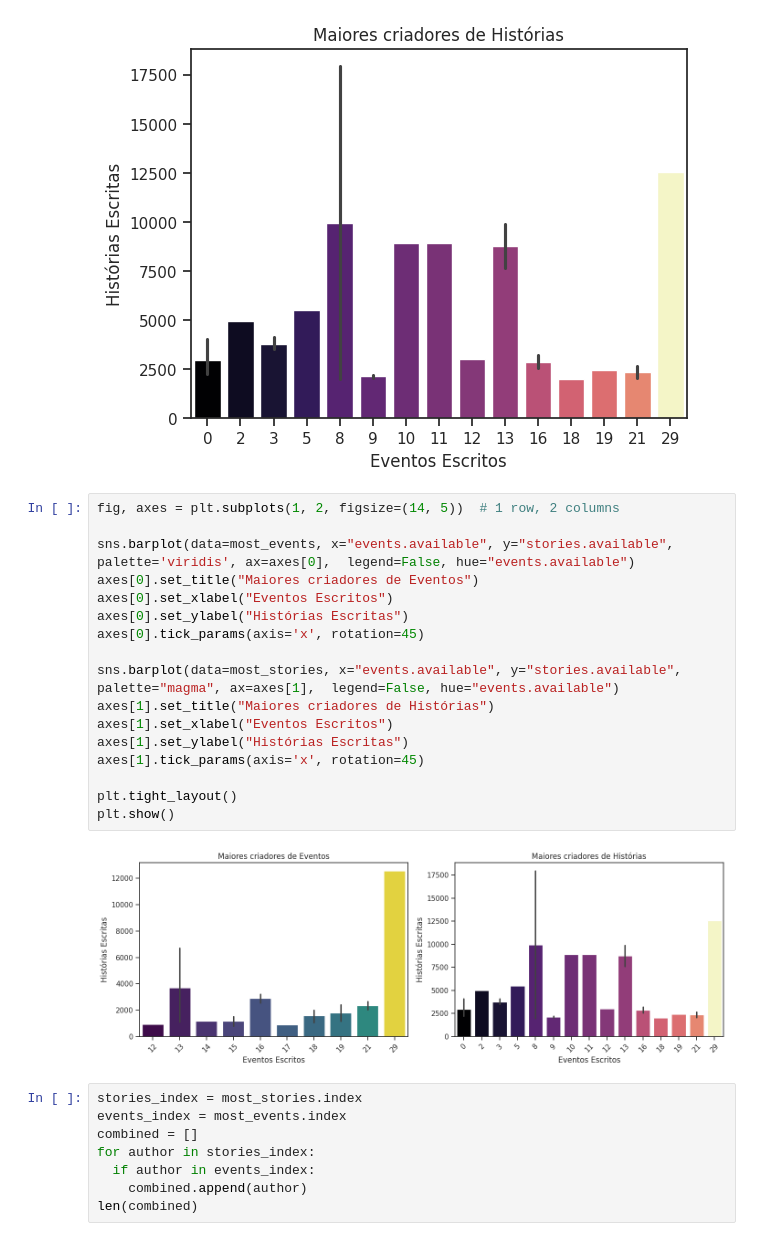
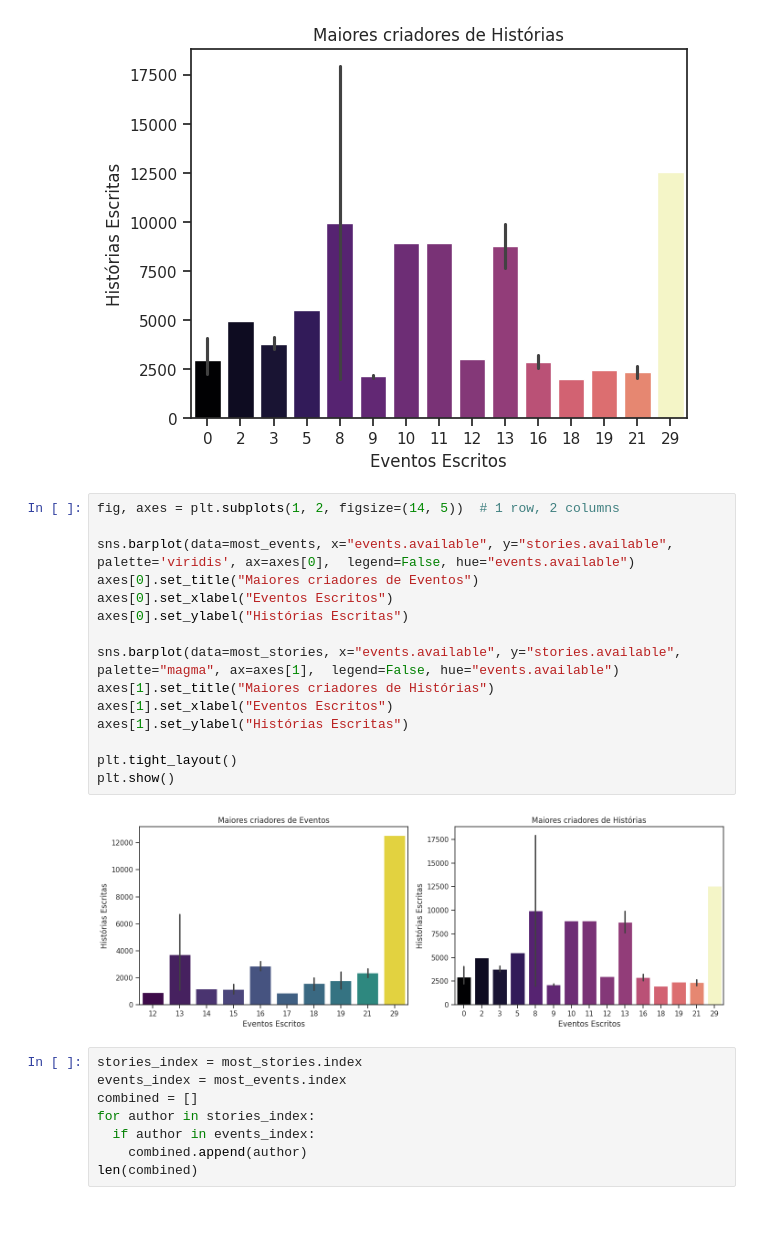
Before and after one commit to thamyrissacamoto/MarvelAPI, a Jupyter notebook: AnalisandoInsights.ipynb, the cells around one changed output. Saved outputs shown, nothing was run; the diff lists cells and outputs as text.

```diff
--- a/AnalisandoInsights.ipynb
+++ b/AnalisandoInsights.ipynb
@@ -445,22 +503,20 @@ plt.show()
 # %%
 fig, axes = plt.subplots(1, 2, figsize=(14, 5))  # 1 row, 2 columns
 
 sns.barplot(data=most_events, x="events.available", y="stories.available", palette='viridis', ax=axes[0],  legend=False, hue="events.available")
 axes[0].set_title("Maiores criadores de Eventos")
 axes[0].set_xlabel("Eventos Escritos")
 axes[0].set_ylabel("Histórias Escritas")
-axes[0].tick_params(axis='x', rotation=45)
 
 sns.barplot(data=most_stories, x="events.available", y="stories.available", palette="magma", ax=axes[1],  legend=False, hue="events.available")
 axes[1].set_title("Maiores criadores de Histórias")
 axes[1].set_xlabel("Eventos Escritos")
 axes[1].set_ylabel("Histórias Escritas")
-axes[1].tick_params(axis='x', rotation=45)
 
 plt.tight_layout()
 plt.show()
 # %% [output]
-[figure, old version]
+[figure, new version]
 # %%
 stories_index = most_stories.index
 events_index = most_events.index
```
Also changed, not shown: parts of 24 cells of this notebook.
